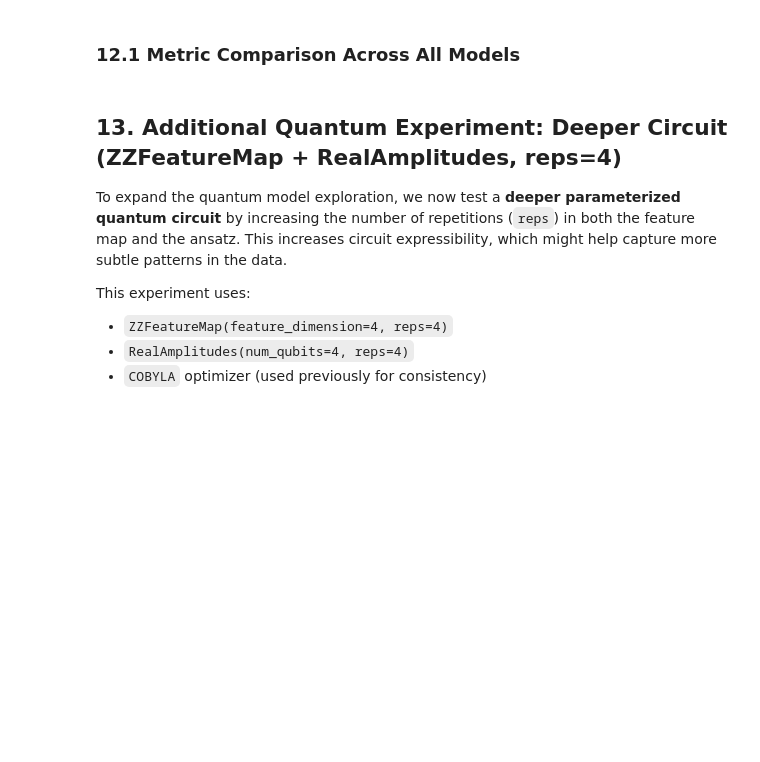
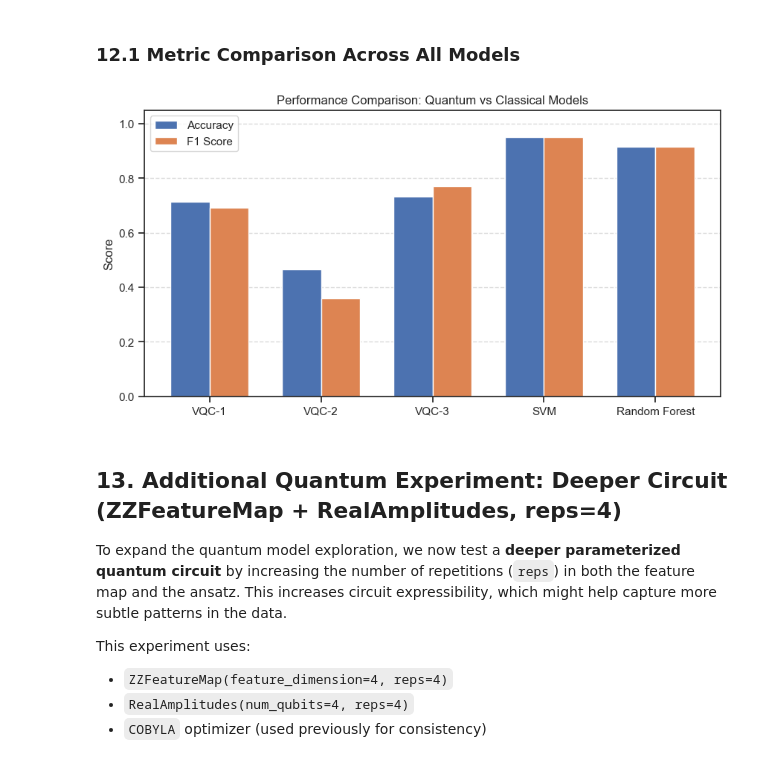
Before and after one commit to kabirarshafidz/SQA-2026-clone, a Jupyter notebook: Quantum_Based_Anomaly_Detection_VQC 2026.ipynb, the cells around one changed output. Saved outputs shown, nothing was run; the diff lists cells and outputs as text; code cells hidden in the pictures; blank space fills up the shorter version.

```diff
--- a/Quantum_Based_Anomaly_Detection_VQC 2026.ipynb
+++ b/Quantum_Based_Anomaly_Detection_VQC 2026.ipynb
@@ -811,26 +877,32 @@ plt.show()
 # %%
 
 import numpy as np
 
 # Aggregate results
-model_names = ["VQC-1", "VQC-2", "VQC-3", "VQC-4 (Deep)", "SVM", "Random Forest"]
-accuracies = [acc_1, acc_2, acc_3, acc_4, acc_svm, acc_rf]
-f1_scores = [f1_1, f1_2, f1_3, f1_4, f1_svm, f1_rf]
+# model_names = ["VQC-1", "VQC-2", "VQC-3", "VQC-4 (Deep)", "SVM", "Random Forest"]
+# accuracies = [acc_1, acc_2, acc_3, acc_4, acc_svm, acc_rf]
+# f1_scores = [f1_1, f1_2, f1_3, f1_4, f1_svm, f1_rf]
+
+model_names = ["VQC-1", "VQC-2", "VQC-3", "SVM", "Random Forest"]
+accuracies = [acc_1, acc_2, acc_3, acc_svm, acc_rf]
+f1_scores = [f1_1, f1_2, f1_3, f1_svm, f1_rf]
 
 # Bar plot comparison
 x = np.arange(len(model_names))
 width = 0.35
 
 plt.figure(figsize=(10, 5))
 plt.bar(x - width/2, accuracies, width, label='Accuracy')
 plt.bar(x + width/2, f1_scores, width, label='F1 Score')
 plt.xticks(x, model_names)
 plt.ylabel("Score")
 plt.title("Performance Comparison: Quantum vs Classical Models")
 plt.ylim(0, 1.05)
 plt.legend()
 plt.grid(True, axis='y', linestyle='--', alpha=0.7)
 plt.show()
+# %% [output]
+[figure, added]
 # %% [markdown]
 
 ## 13. Additional Quantum Experiment: Deeper Circuit (ZZFeatureMap + RealAmplitudes, reps=4)
```
Also changed, not shown: parts of 19 cells of this notebook.
